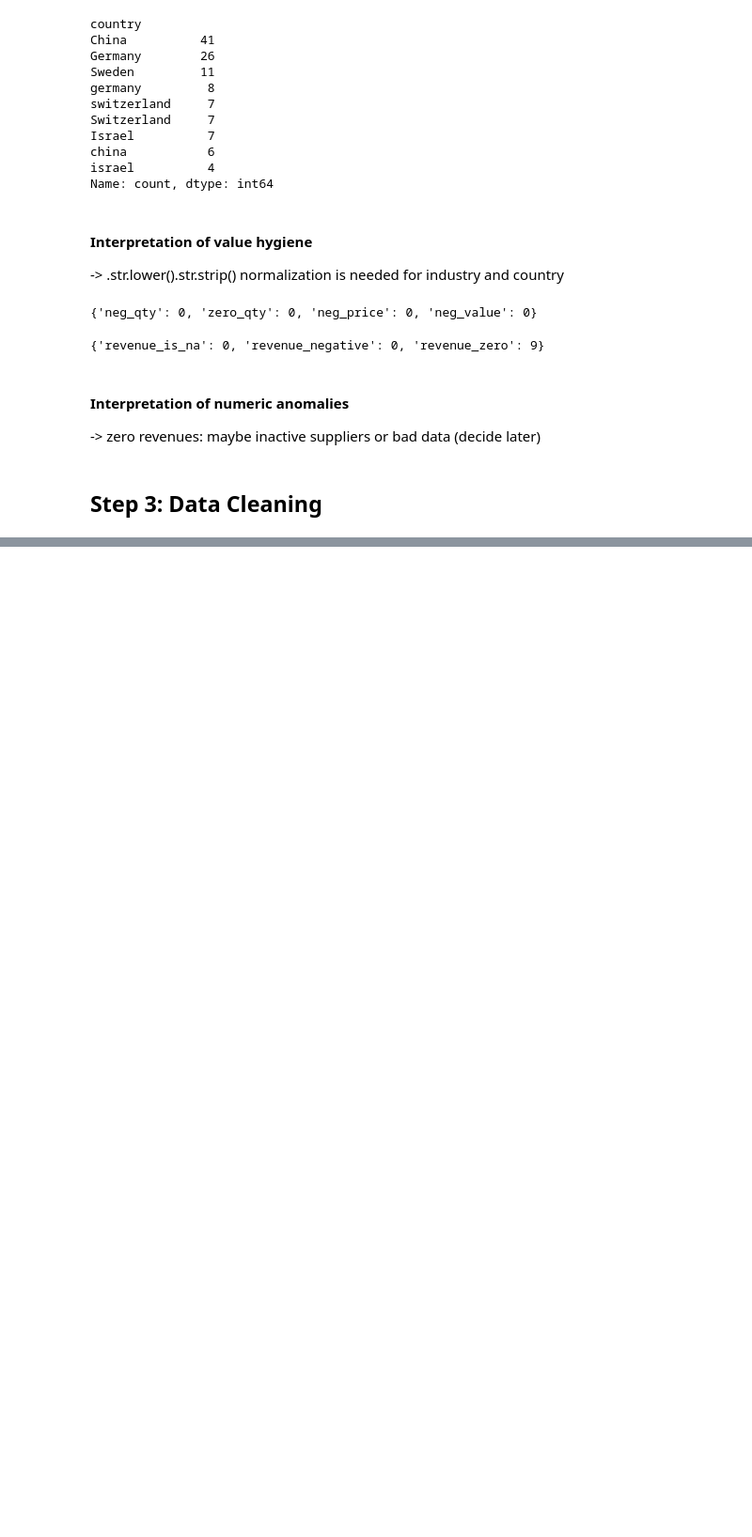
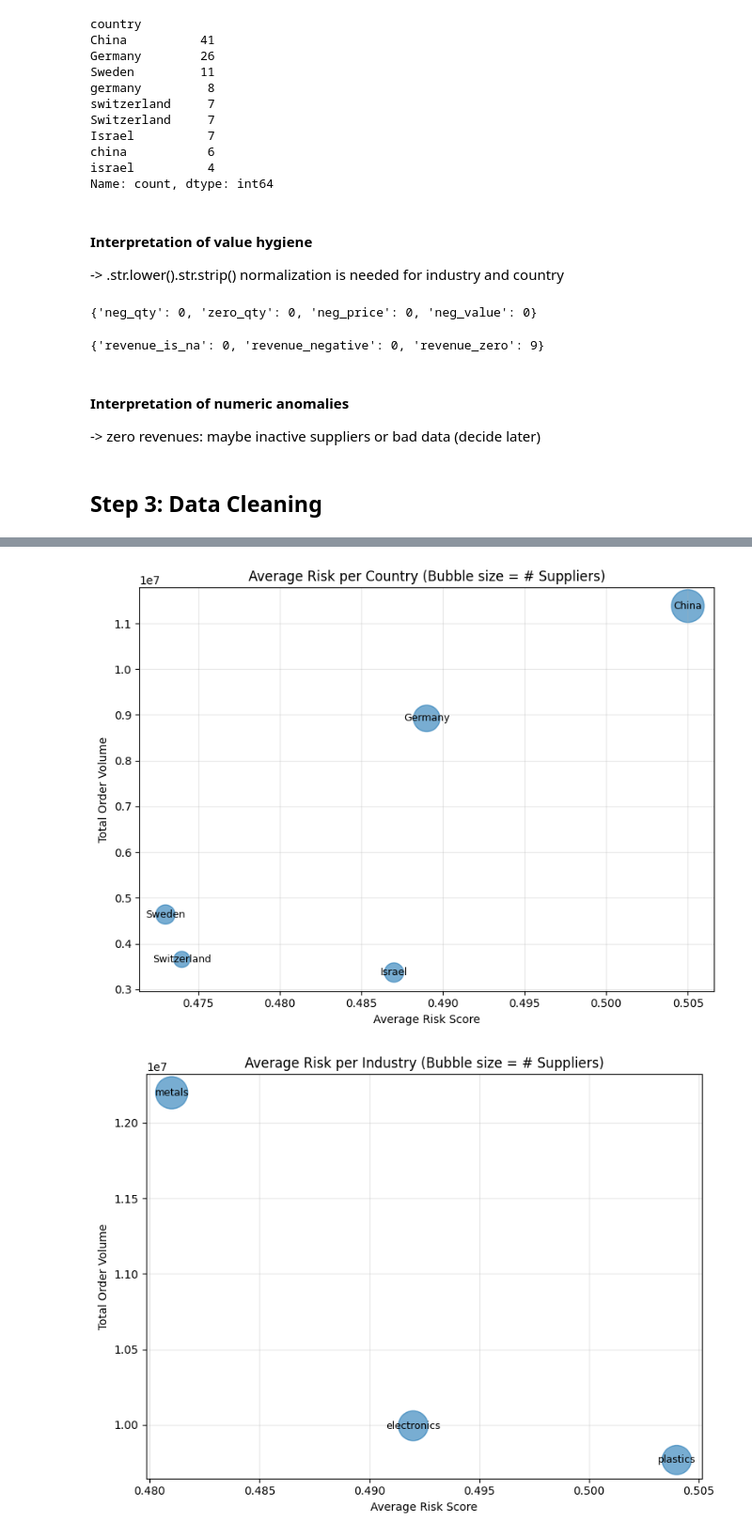
Before and after one commit to AnnaGhost2713/data-engineering-challenge, a Jupyter notebook: notebooks/01_supplier_risk_mvp.ipynb, the cells around one changed output, grey strips where cells are left out. Shown at 94% size. Saved outputs shown, nothing was run; the diff lists cells and outputs as text; code cells hidden in the pictures; blank space fills up the shorter version.

```diff
--- a/notebooks/01_supplier_risk_mvp.ipynb
+++ b/notebooks/01_supplier_risk_mvp.ipynb
@@ -553,0 +896,16 @@ None
+# %%
+# 3) Average risk per country and per industry
+avg_risk_country = df.groupby("country").agg(
+    avg_risk=("quantitative_risk_score", "mean"),
+    total_volume=("sum_of_order_volume", "sum"),
+    supplier_count=("supplier_id", "count")
+).sort_values("avg_risk", ascending=False).round(3)
+
+avg_risk_industry = df.groupby("industry").agg(
+    avg_risk=("quantitative_risk_score", "mean"),
+    total_volume=("sum_of_order_volume", "sum"),
+    supplier_count=("supplier_id", "count")
+).sort_values("avg_risk", ascending=False).round(3)
+
+print("Average risk per country:\n", avg_risk_country, "\n")
+print("Average risk per industry:\n", avg_risk_industry, "\n")
@@ -553,0 +928,33 @@ None
+# %%
+# Plot the results
+# Path to save plots
+REPORTS = PROJ / 'reports'
+REPORTS.mkdir(parents=True, exist_ok=True)
+
+def plot_bubble(df, title, filename):
+    plt.figure(figsize=(8, 6))
+    plt.scatter(
+        df['avg_risk'],
+        df['total_volume'],
+        s=df['supplier_count'] * 30,  # bubble size
+        alpha=0.6
+    )
+    for label, row in df.iterrows():
+        plt.text(row['avg_risk'], row['total_volume'], label, fontsize=9,
+                 ha='center', va='center')
+    plt.xlabel("Average Risk Score")
+    plt.ylabel("Total Order Volume")
+    plt.title(f"{title} (Bubble size = # Suppliers)")
+    plt.grid(alpha=0.3)
+    plt.tight_layout()
+    plt.savefig(REPORTS / filename, dpi=300)
+    plt.show()
+
+# Plot average risk per country
+plot_bubble(avg_risk_country, "Average Risk per Country", "avg_risk_per_country.png")
+
+# Plot average risk per industry
+plot_bubble(avg_risk_industry, "Average Risk per Industry", "avg_risk_per_industry.png")
+# %% [output]
+[figure, added]
+[figure, added]
```
Also changed, not shown: parts of 35 cells of this notebook, 7 other files.
